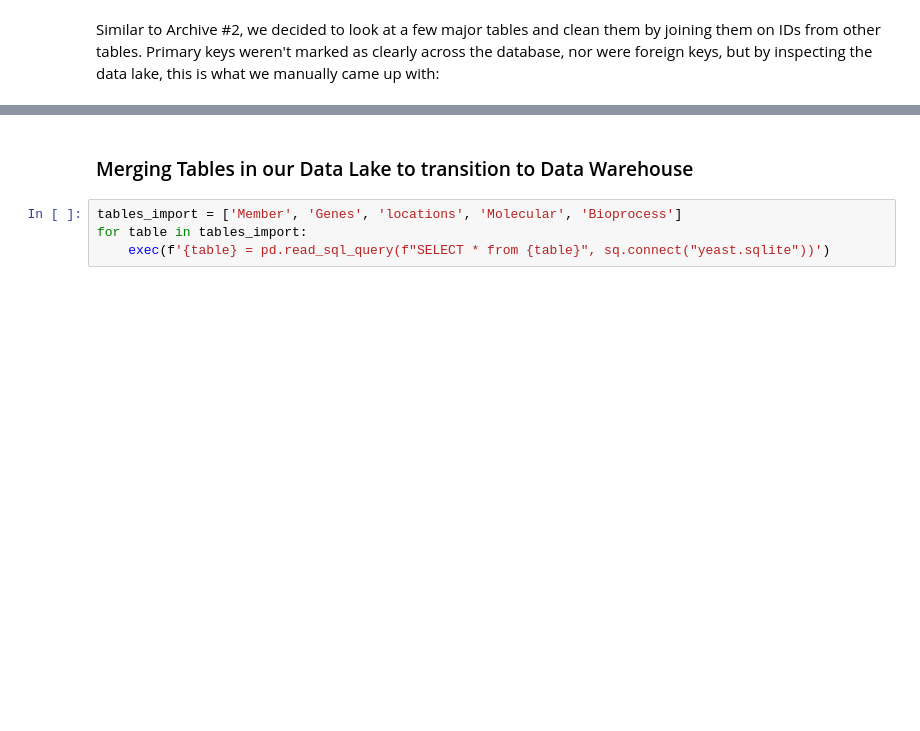
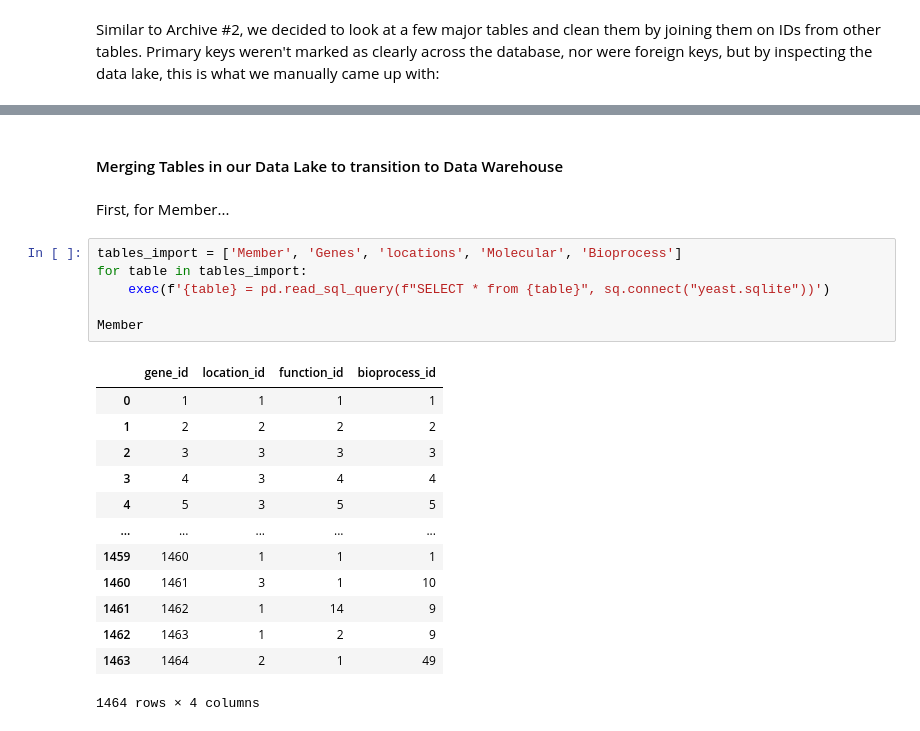
Before and after one commit to wanderingAviator/DataLakeProject, a Jupyter notebook: archive_4.ipynb, the cells around one changed output, grey strips where cells are left out. Drawn from its saved outputs; the diff is of its cells as text; blank space fills up the shorter version.

```diff
--- a/archive_4.ipynb
+++ b/archive_4.ipynb
@@ -20,10 +20,28 @@ Similar to Archive #2, we decided to look at a few major tables and clean them b
 # %% [markdown]
 ![image.png](attachment:image.png)
 # %% [markdown]
-### Merging Tables in our Data Lake to transition to Data Warehouse
+#### Merging Tables in our Data Lake to transition to Data Warehouse
+# %% [markdown]
+First, for Member...
 # %%
 tables_import = ['Member', 'Genes', 'locations', 'Molecular', 'Bioprocess']
 for table in tables_import:
     exec(f'{table} = pd.read_sql_query(f"SELECT * from {table}", sq.connect("yeast.sqlite"))')
+
+Member
+# %% [output]
+|  | gene_id | location_id | function_id | bioprocess_id |
+| 0 | 1 | 1 | 1 | 1 |
+| 1 | 2 | 2 | 2 | 2 |
+| 2 | 3 | 3 | 3 | 3 |
+| 3 | 4 | 3 | 4 | 4 |
+| 4 | 5 | 3 | 5 | 5 |
+| ... | ... | ... | ... | ... |
+| 1459 | 1460 | 1 | 1 | 1 |
+| 1460 | 1461 | 3 | 1 | 10 |
+| 1461 | 1462 | 1 | 14 | 9 |
+| 1462 | 1463 | 1 | 2 | 9 |
+| 1463 | 1464 | 2 | 1 | 49 |
+1464 rows × 4 columns
 # %%
 Memberdf = pd.merge(Member, Genes, how="left", left_on="gene_id", right_on="id")
```
Also changed, not shown: parts of 13 cells of this notebook.
